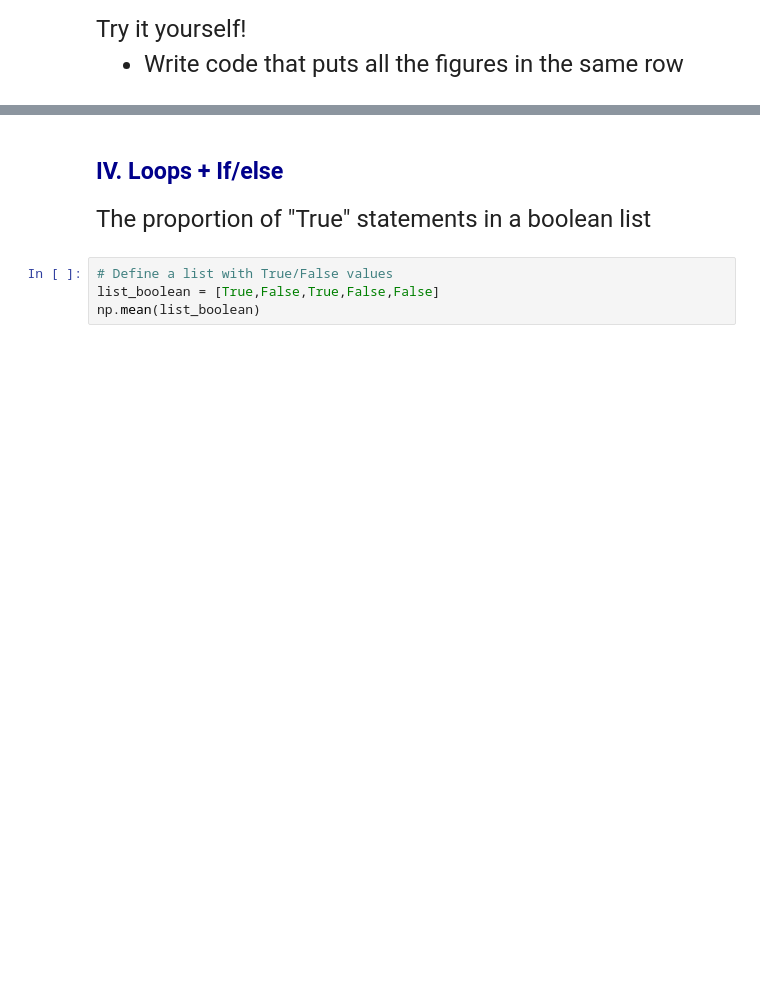
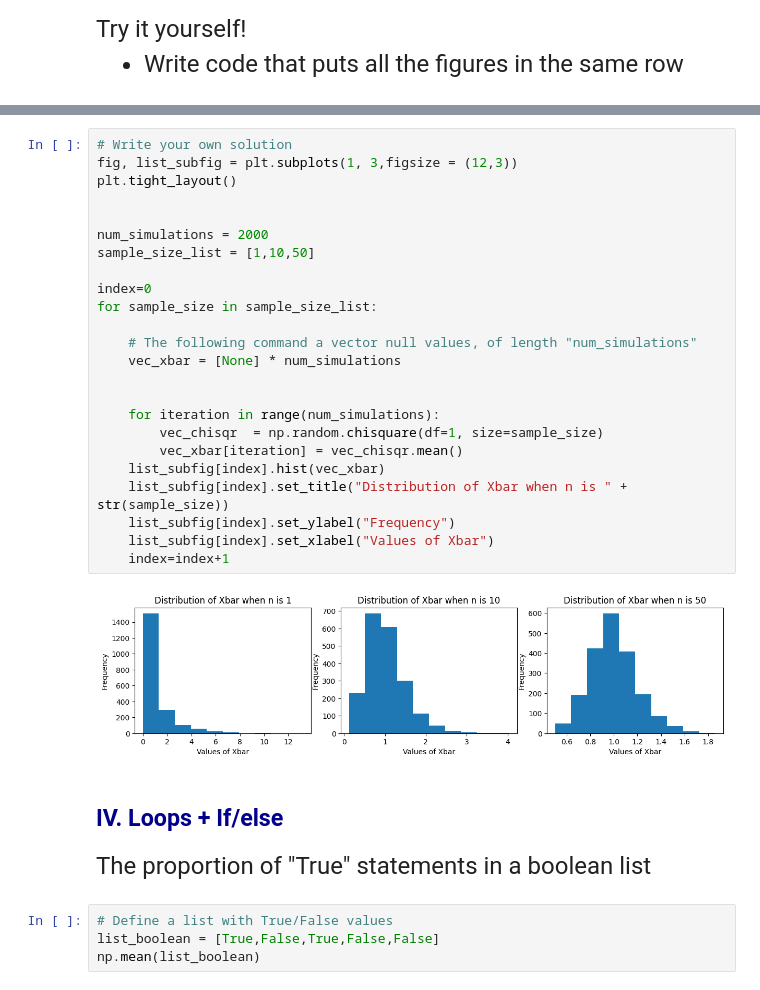
Before and after one commit to alejandrosanchezbecerra/qtm151spring2023, a Jupyter notebook: Lecture 06/Lecture6(personal notes).ipynb, the cells around one changed output, grey strips where cells are left out. Saved outputs shown, nothing was run; the diff lists cells and outputs as text; blank space fills up the shorter version.

```diff
--- a/Lecture 06/Lecture6(personal notes).ipynb
+++ b/Lecture 06/Lecture6(personal notes).ipynb
@@ -248,3 +297,29 @@ Try it yourself!
+# %%
+# Write your own solution
+fig, list_subfig = plt.subplots(1, 3,figsize = (12,3))
+plt.tight_layout()
+
+
+num_simulations = 2000
+sample_size_list = [1,10,50]
+
+index=0
+for sample_size in sample_size_list:
+
+    # The following command a vector null values, of length "num_simulations"
+    vec_xbar = [None] * num_simulations
+
+
+    for iteration in range(num_simulations):
+        vec_chisqr  = np.random.chisquare(df=1, size=sample_size)
+        vec_xbar[iteration] = vec_chisqr.mean()
+    list_subfig[index].hist(vec_xbar)
+    list_subfig[index].set_title("Distribution of Xbar when n is " + str(sample_size))
+    list_subfig[index].set_ylabel("Frequency")
+    list_subfig[index].set_xlabel("Values of Xbar")
+    index=index+1
+# %% [output]
+[figure, added]
 # %% [markdown]
 ## <span style="color:darkblue"> IV. Loops + If/else </span>
 # %% [markdown]
```
Also changed, not shown: parts of 12 cells of this notebook, 1 other file.
